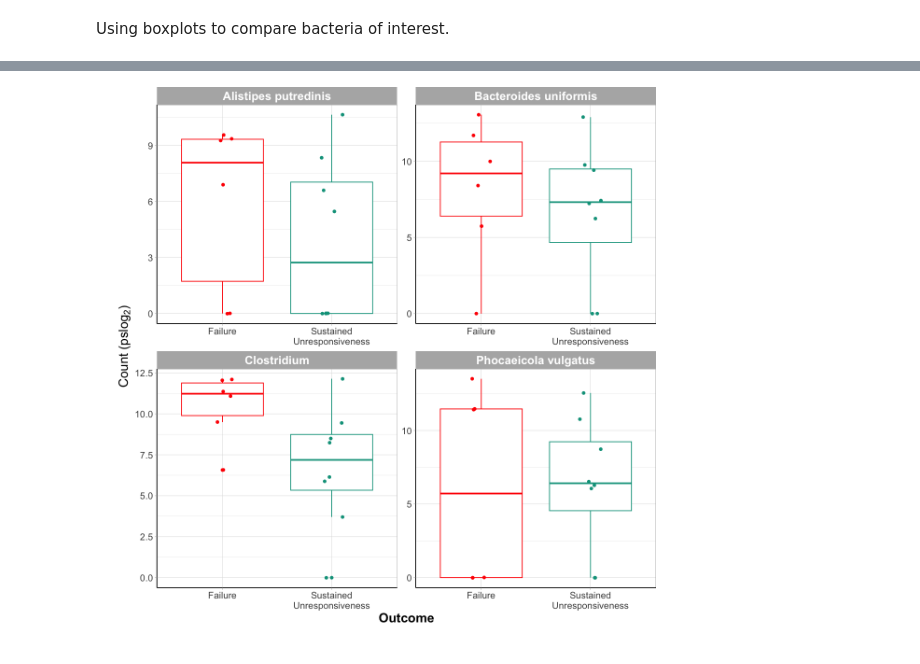
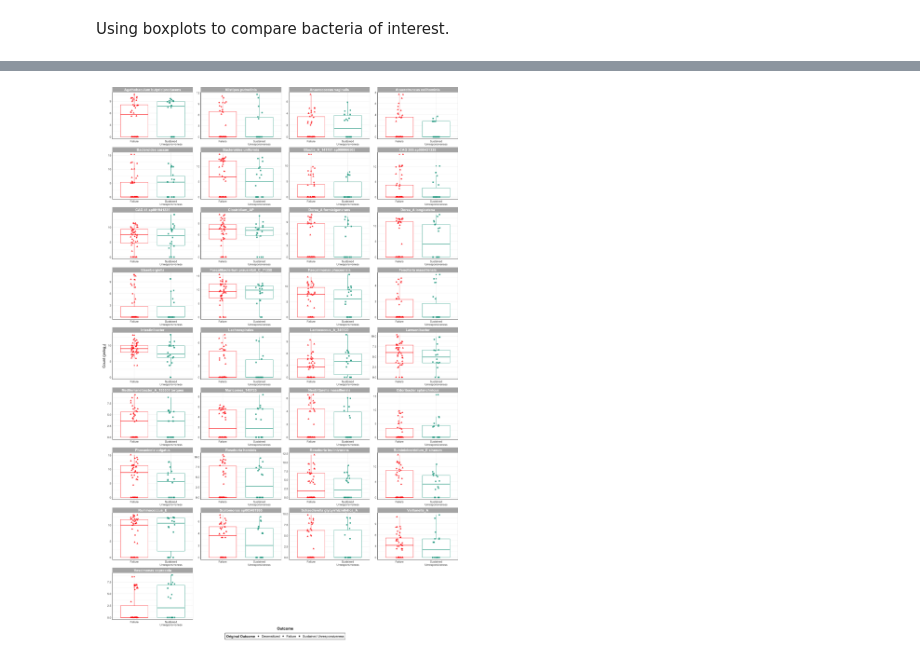
Before and after one commit to Ragerlab/P1013.-Microbiome-Peanut-Allergy, a Jupyter notebook: 3. Individual Bacteria Visualizations/Boxplots.ipynb, the cells around one changed output, grey strips where cells are left out. Drawn from its saved outputs; the diff is of its cells as text; code cells hidden in the pictures.

```diff
--- a/3. Individual Bacteria Visualizations/Boxplots.ipynb
+++ b/3. Individual Bacteria Visualizations/Boxplots.ipynb
@@ -1,6 +1,6 @@
 # %%
 Output = '/Users/alexis/Library/CloudStorage/OneDrive-UniversityofNorthCarolinaatChapelHill/CEMALB_DataAnalysisPM/Projects/P1013. Microbiome Peanut Allergy/P1013.3. Analyses/P1013.6. Boxplots/Output'
-cur_date = '033026'
+cur_date = '040126'
 
 library(readxl)
 library(openxlsx)
@@ -13,6 +13,10 @@ saliva_df = data.frame(read_excel("Input/Processed_Saliva_Data_090525.xlsx")) %>
     mutate(Age = as.numeric(Age), IgE = as.numeric(IgE))
 stool_df = data.frame(read_excel("Input/Processed_Stool_Data_090525.xlsx")) %>%
     mutate(Age = as.numeric(Age), IgE = as.numeric(IgE))
+bl_saliva_adj = data.frame(read_excel("Input/Saliva_Adj_Pre_Outcome_012026.xlsx")) %>%
+    filter(P.Adj < 0.1)
+post_stool_adj = data.frame(read_excel("Input/Stool_Adj_Post_Outcome_012026.xlsx")) %>%
+    filter(P.Adj < 0.1)
 # %% [output]
 ── Attaching core tidyverse packages ──────────────────────── tidyverse 2.0.0 ──
 ✔ dplyr     1.1.4     ✔ readr     2.1.5
@@ -90,7 +102,7 @@ A tibble: 6 × 13
 # %%
 boxplot_saliva_df = combined_saliva_df %>%
     select(-c("Name", "Original_Name")) %>%
-    filter(Name1 %in% c('Prevotella', 'Rothia dentocariosa') & Time_Point == 'Pre' & Treatment == 'A',) %>%
+    #filter(Name1 %in% c('Prevotella', 'Rothia dentocariosa') & Time_Point == 'Pre' & Treatment == 'A',) %>%
     mutate(Outcome = ifelse(Outcome == 'SU', 'Sustained\nUnresponsiveness', 'Failure'))
 
 boxplot_stool_df = combined_stool_df %>%
@@ -102,9 +114,10 @@ boxplot_stool_df = combined_stool_df %>%
            across(Name1, ~ str_replace(string = .x, "_A_871400", "")),
            across(Name1, ~ str_replace(string = .x, "_A_858004", "")),
            Name1 = ifelse(Name1 == "", Placeholder, Name1),
-          across(Name1, ~ str_replace(string = .x, "_T", ""))) %>%
-    filter(Name1 %in% c('Phocaeicola vulgatus', 'Clostridium', 'Bacteroides uniformis',
-                       'Alistipes putredinis') & Time_Point == 'Post' & Treatment == 'A')
+          across(Name1, ~ str_replace(string = .x, "_T", "")),
+          Name1 = ifelse(Placeholder == 'Lachnospirales', 'Lachnospirales', Name1)) #%>%
+    # filter(Name1 %in% c('Phocaeicola vulgatus', 'Clostridium', 'Bacteroides uniformis',
+    #                    'Alistipes putredinis') & Time_Point == 'Post' & Treatment == 'A')
 
 head(boxplot_saliva_df)
 # %% [output]
@@ -152,26 +193,30 @@ saliva_plots
 # %%
-options(repr.plot.width=10, repr.plot.height=10) #changing size
+options(repr.plot.width=22, repr.plot.height=34) #changing size
 
 stool_plots = ggplot(data = boxplot_stool_df , aes(x = Outcome, y = log2(Value + 1), color = Outcome)) +
   geom_boxplot() +
-  geom_point(position = position_jitter(w = 0.1)) +
+ geom_point(aes(shape = `Original Outcome`), size = 2.5, alpha = 0.8, position = position_jitter(w = 0.1)) +
   # changing y limits of what is visible in the plot
  # ylim(0, 425) +
 
-  facet_wrap(~Name1, scales = 'free', ncol = 2) +
+  facet_wrap(~Name1, scales = 'free', ncol = 4) +
 
   theme_light() +
   theme(axis.line = element_line(colour = "black"), #making x and y axes black
         axis.text = element_text(size = 12), #changing size of x axis labels
-        legend.position = 'none', # removes legend
+        legend.title = element_text(face = 'bold', size = 15), #changes legend title
+        legend.text = element_text(size = 14), #changes legend text
+        legend.position = 'bottom', # removes legend
+        legend.background = element_rect(colour = 'black', fill = 'white', linetype = 'solid'),
         plot.margin = unit(c(0,0,2,2), "lines"), # adding space at the bottom of the figure
         axis.title = element_text(face = "bold", size = rel(1.5)),
         strip.text.x = element_text(size = 15, face = "bold"), #changes size of facet x axis
         strip.text.y = element_text(size = 15, face = "bold")) + #changes axis titles
 
+  guides(color = "none") + # removing color legend
   labs(y = expression("Count ("*pslog[2]*")")) +
   scale_colour_manual(values = col_palette1)
 
 stool_plots
 # %% [output]
-[figure, old version]
+[figure, new version]
```
Also changed, not shown: parts of 5 cells of this notebook.
